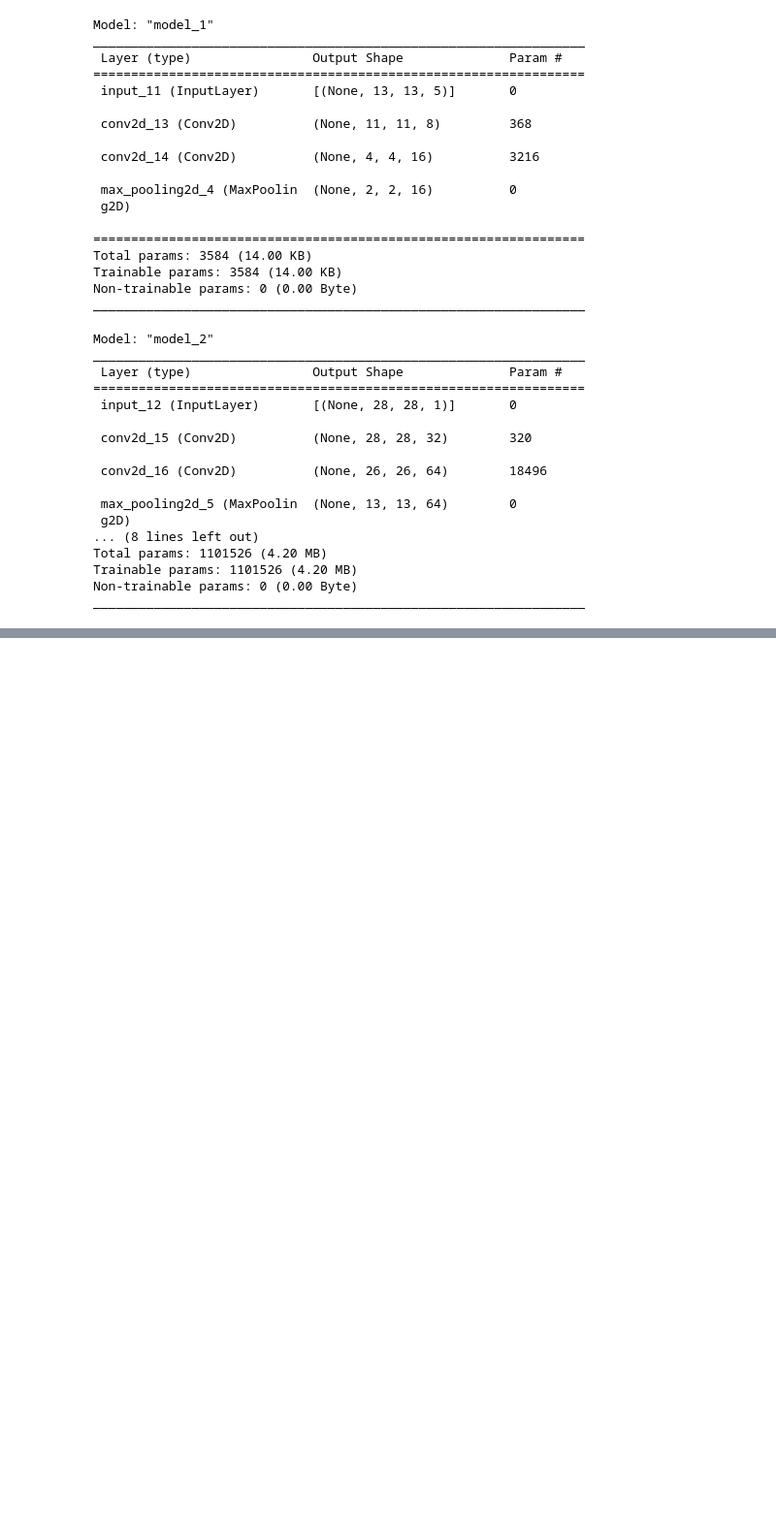
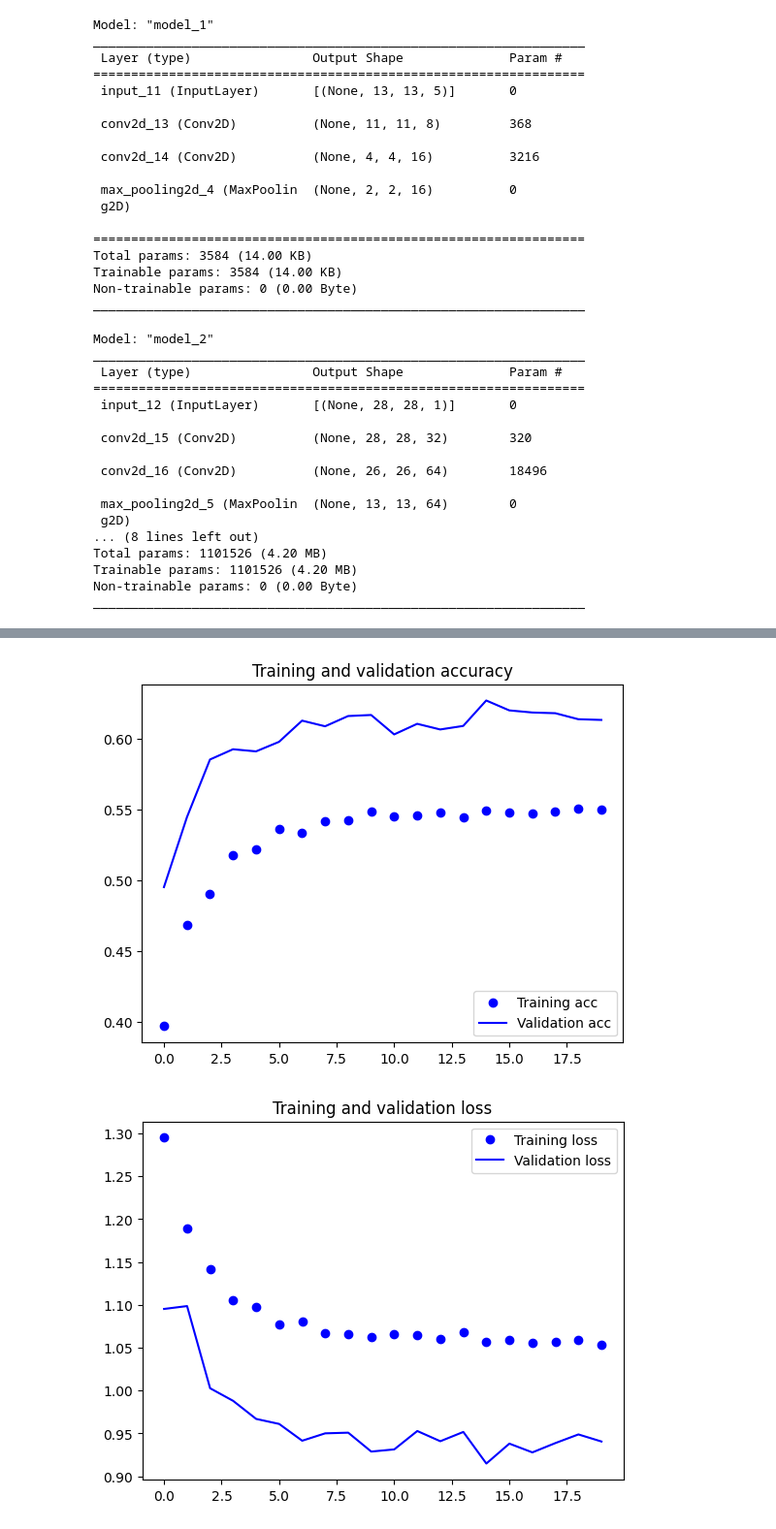
Before and after one commit to gyjong/aiffel_campus, a Jupyter notebook: quest_0312/0312_CNN.ipynb, the cells around one changed output, grey strips where cells are left out. Shown at 97% size. Drawn from its saved outputs; the diff is of its cells as text; code cells hidden in the pictures; blank space fills up the shorter version.

```diff
--- a/quest_0312/0312_CNN.ipynb
+++ b/quest_0312/0312_CNN.ipynb
@@ -206,0 +523,3 @@ _________________________________________________________________
+# %%
+model = tf.keras.Model(inputs=[input_layer], outputs=[out_layer])
+model.summary()
@@ -206,0 +551,7 @@ _________________________________________________________________
+# %%
+loss_function=tf.keras.losses.categorical_crossentropy
+optimize=tf.keras.optimizers.Adam(learning_rate=0.0001)
+metric=tf.keras.metrics.categorical_accuracy
+model.compile(loss=loss_function,
+              optimizer=optimize,
+              metrics=[metric])
@@ -206,0 +560,8 @@ _________________________________________________________________
+# %%
+history = model.fit(
+      train_generator,
+     steps_per_epoch=(len(os.listdir(train_aeroplane_dir)) + len(os.listdir(train_bird_dir)) + len(
+       os.listdir(train_car_dir)) + len(os.listdir(train_cat_dir))) // batch_size,
+      epochs=20,
+      validation_data=test_generator,
+      validation_freq=1)
@@ -206,0 +589,27 @@ _________________________________________________________________
+# %%
+model.save('//Users/kenny_jung/aiffel/workplace/quest_0312/multi_classification_augumentation_model.hdf5')
+
+acc = history.history['categorical_accuracy']
+val_acc = history.history['val_categorical_accuracy']
+loss = history.history['loss']
+val_loss = history.history['val_loss']
+# %%
+# # 학습한 결과 시각화
+epochs = range(len(acc))
+
+plt.plot(epochs, acc, 'bo', label='Training acc')
+plt.plot(epochs, val_acc, 'b', label='Validation acc')
+plt.title('Training and validation accuracy')
+plt.legend()
+
+plt.figure()
+
+plt.plot(epochs, loss, 'bo', label='Training loss')
+plt.plot(epochs, val_loss, 'b', label='Validation loss')
+plt.title('Training and validation loss')
+plt.legend()
+
+plt.show()
+# %% [output]
+[figure, added]
+[figure, added]
```
Also changed, not shown: parts of 37 cells of this notebook, 3 other files.
